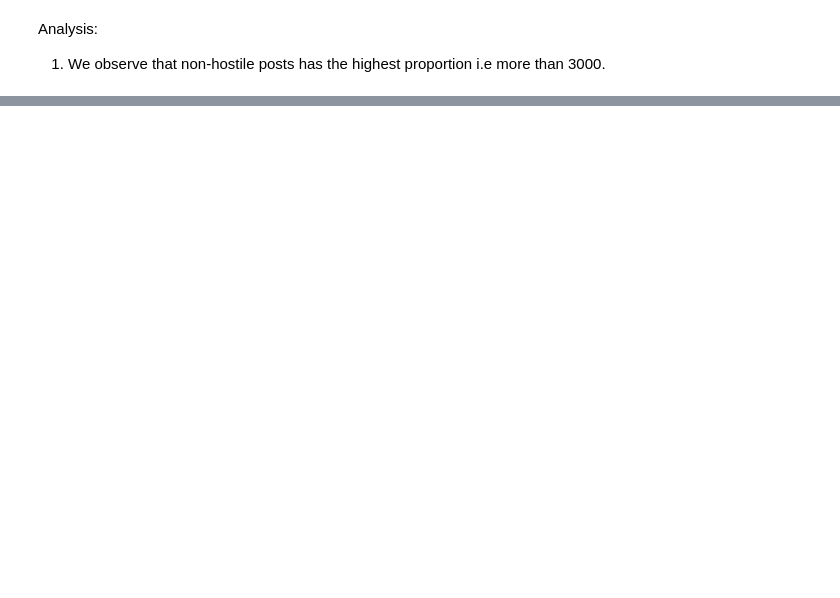
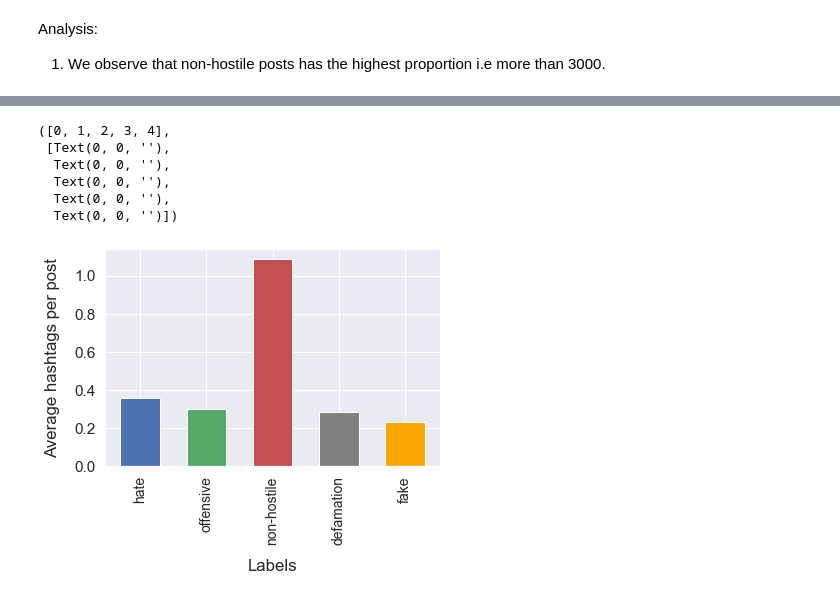
Before and after one commit to void-memories/Hostile-Post-Detection-in-Hindi, a Jupyter notebook: review2.ipynb, the cells around one changed output, grey strips where cells are left out. Cells and saved outputs as stored; diff of their text form; code cells hidden in the pictures; blank space fills up the shorter version.

```diff
--- a/review2.ipynb
+++ b/review2.ipynb
@@ -155,0 +336,16 @@ data
+# %%
+#avg hashtags
+plt.bar(hashCnt.keys(), hashCnt.values(), 0.6, color=['b','g','r','grey','orange'])
+plt.xlabel("Labels", labelpad=14)
+plt.ylabel("Average hashtags per post", labelpad=14)
+sb.set(font_scale=1.4)
+plt.xticks(fontsize=14, rotation=90)
+plt.show()
+# %% [output]
+([0, 1, 2, 3, 4],
+ [Text(0, 0, ''),
+  Text(0, 0, ''),
+  Text(0, 0, ''),
+  Text(0, 0, ''),
+  Text(0, 0, '')])
+[figure, added]
```
Also changed, not shown: parts of 28 cells of this notebook.
